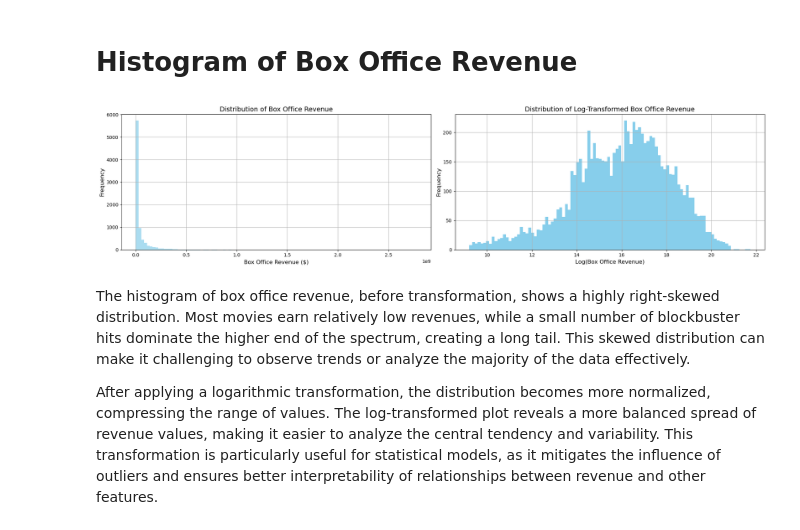
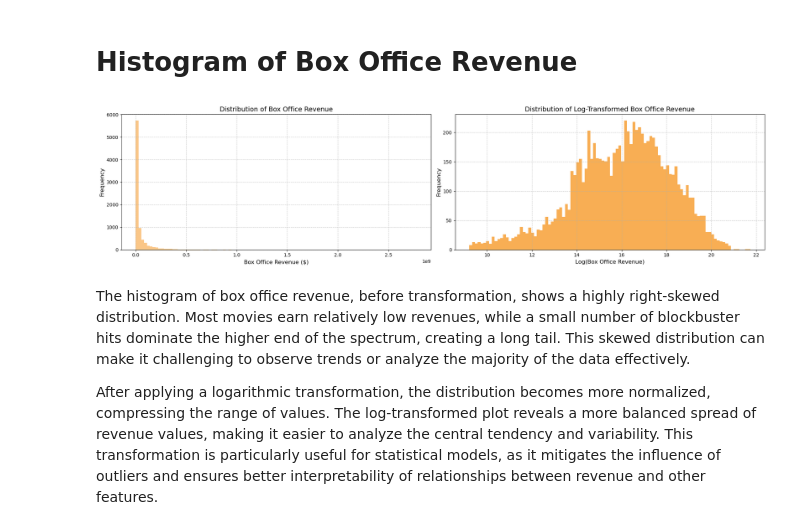
Before and after one commit to epfl-ada/ada-2024-project-conquistada, a Jupyter notebook: analysis_erik.ipynb, the cells around one changed output. Saved outputs shown, nothing was run; the diff lists cells and outputs as text; code cells hidden in the pictures.

```diff
--- a/analysis_erik.ipynb
+++ b/analysis_erik.ipynb
@@ -64,26 +71,29 @@ GRAPH_COLORS = ['skyblue', 'red']
+# %%
+GRAPH_COLORS = ['#F8AE54', '#CA6C0F']
+GRAPH_EDGECOLOR = '#732E00'
 # %% [markdown]
 # Histogram of Box Office Revenue
 # %%
 fig, axes = plt.subplots(1, 2, figsize=(20, 5))
 
 # Original Distribution
 axes[0].hist(movies['Movie box office revenue'], bins=100, alpha=0.7, color=GRAPH_COLORS[0])
 axes[0].set_title('Distribution of Box Office Revenue', fontsize=14)
 axes[0].set_xlabel('Box Office Revenue ($)', fontsize=12)
 axes[0].set_ylabel('Frequency', fontsize=12)
-axes[0].grid(True)
+axes[0].grid(linestyle='--', alpha=0.7)
 
 # Log-Transformed Distribution
 axes[1].hist(np.log1p(movies['Movie box office revenue']), bins=100, color=GRAPH_COLORS[0])
 axes[1].set_title('Distribution of Log-Transformed Box Office Revenue', fontsize=14)
 axes[1].set_xlabel('Log(Box Office Revenue)', fontsize=12)
 axes[1].set_ylabel('Frequency', fontsize=12)
-axes[1].grid(True)
+axes[1].grid(linestyle='--', alpha=0.7)
 
 plt.tight_layout()
 plt.show()
 # %% [output]
-[figure, old version]
+[figure, new version]
 # %% [markdown]
 The histogram of box office revenue, before transformation, shows a highly right-skewed distribution. Most movies earn relatively low revenues, while a small number of blockbuster hits dominate the higher end of the spectrum, creating a long tail. This skewed distribution can make it challenging to observe trends or analyze the majority of the data effectively.
 
```
Also changed, not shown: parts of 18 cells of this notebook.
